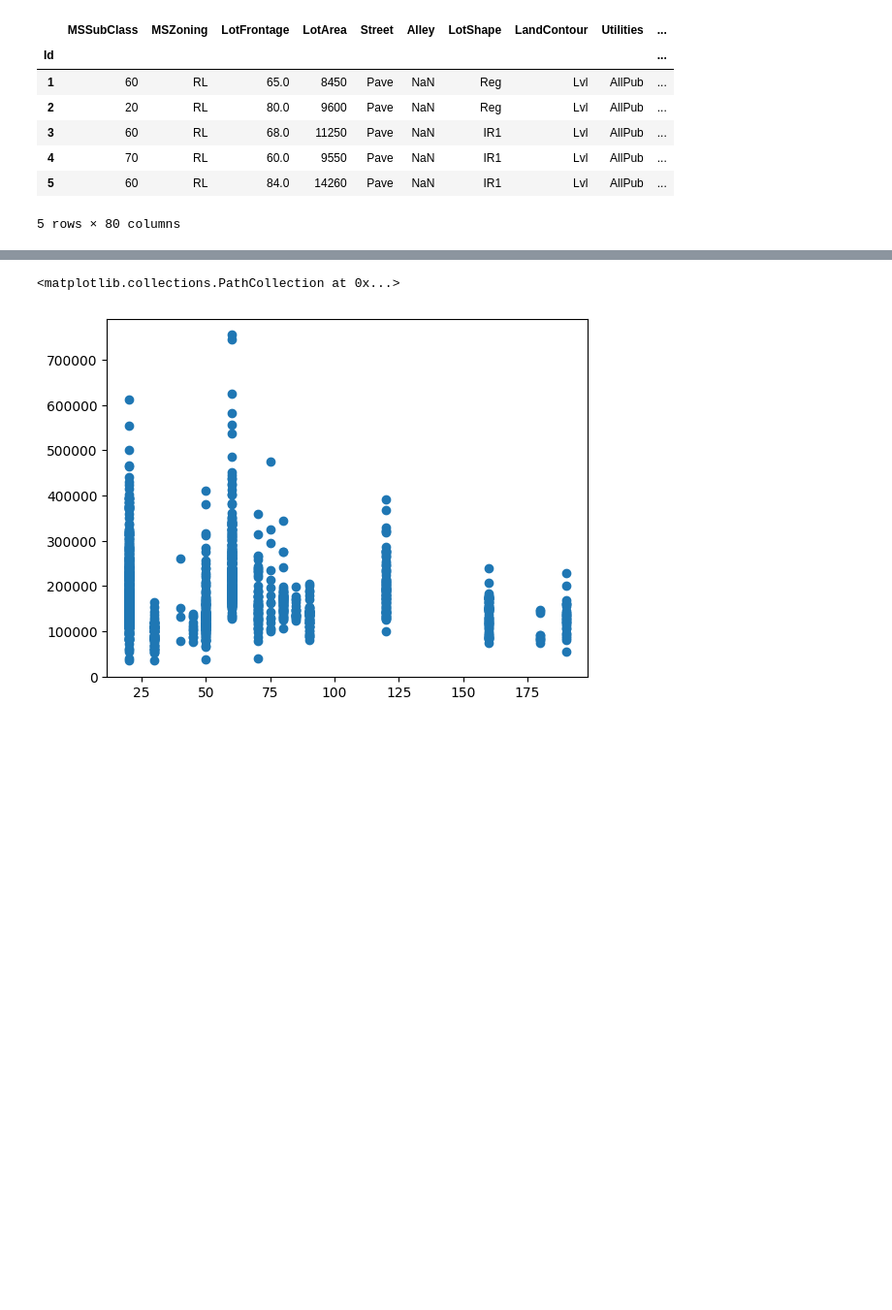
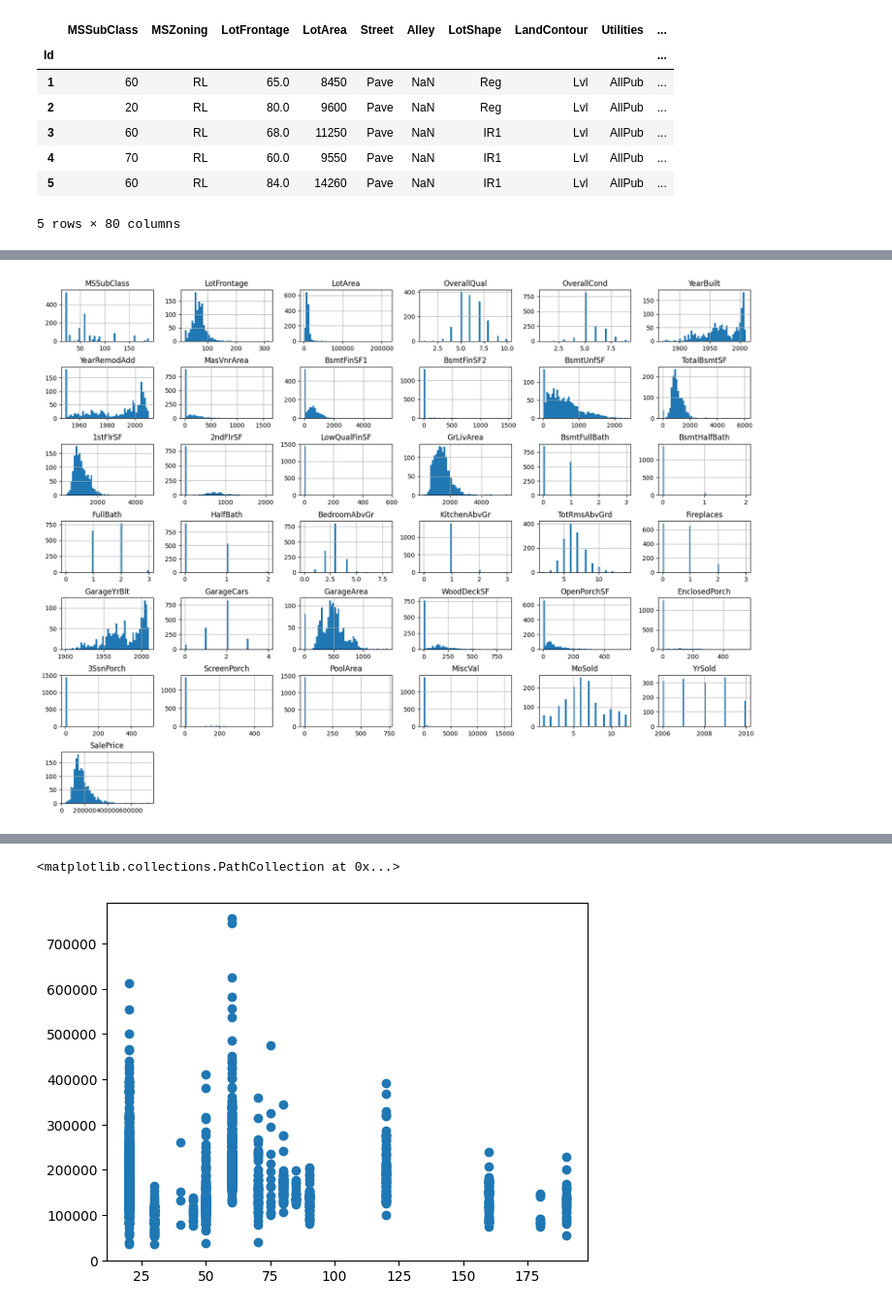
Before and after one commit to krisburke/house-price-prediction-capstone, a Jupyter notebook: notebook/house-price-prediction.ipynb, the cells around one changed output, grey strips where cells are left out. Shown at 97% size. Drawn from its saved outputs; the diff is of its cells as text; code cells hidden in the pictures; blank space fills up the shorter version.

```diff
--- a/notebook/house-price-prediction.ipynb
+++ b/notebook/house-price-prediction.ipynb
@@ -88,0 +83,3 @@ Exploring the data using scatter plots to identify outliers.
+# %%
+numerical_df = X.select_dtypes(include=[np.number])
+categorical_df = X.select_dtypes(include=['object'])
@@ -88,0 +117,7 @@ Exploring the data using scatter plots to identify outliers.
+# %%
+# Histograms for each numerical column
+numerical_df.hist(bins=50, figsize=(20,15))
+plt.subplots_adjust(hspace=0.5)
+plt.show()
+# %% [output]
+[figure, added]
```
Also changed, not shown: parts of 17 cells of this notebook, 2 other files.
